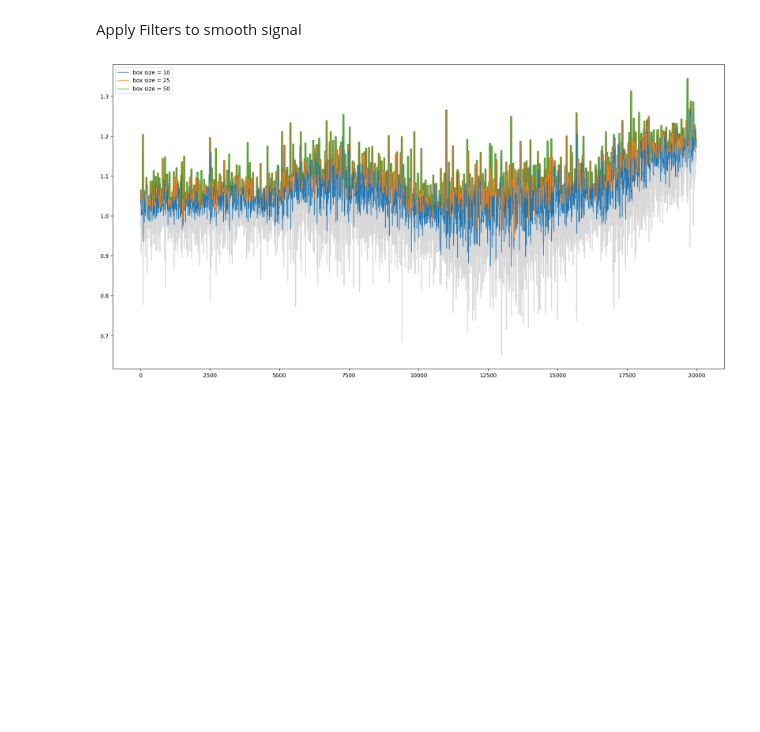
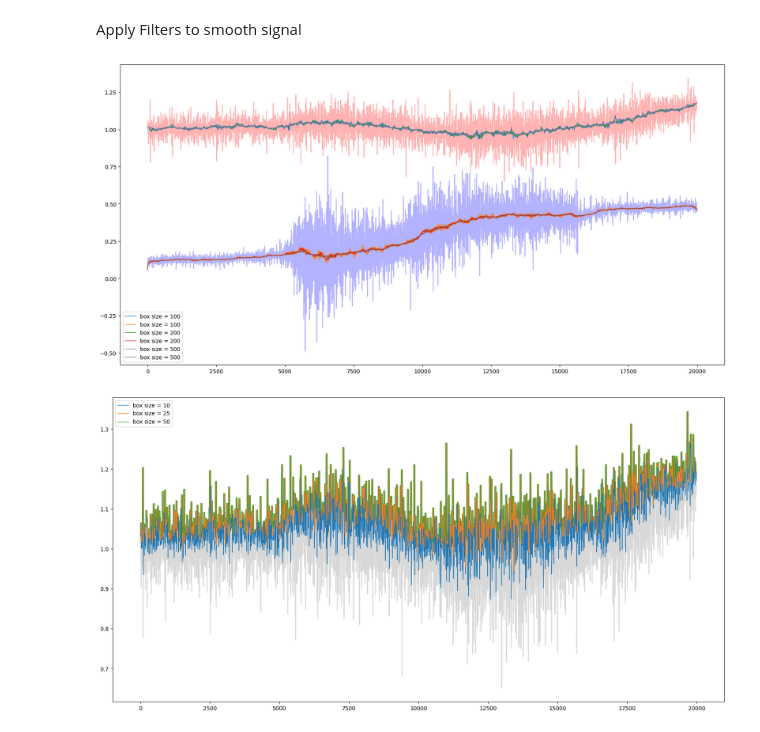
Before and after one commit to greedypelican/EMG_data_analysis, a Jupyter notebook: data_visualization_filterd.ipynb, the cells around one changed output. Cells and saved outputs as stored; diff of their text form; code cells hidden in the pictures; blank space fills up the shorter version.

```diff
--- a/data_visualization_filterd.ipynb
+++ b/data_visualization_filterd.ipynb
@@ -61,6 +64,22 @@ def smooth(x,beta): # kaiser window smoothing
     w = np.kaiser(window_len,beta)
     y = np.convolve(w/w.sum(),s,mode='valid')
     return y[5:len(y)-5]
+# %%
+fig = plt.figure(figsize=(20, 10))
+ax = fig.add_subplot(111)
+ax.plot(data20_ch2_gestures1['Grip'],c='red',alpha=0.3)
+ax.plot(data20_ch3_gestures1['Extension'],c='blue',alpha=0.3)
+
+for bs in [100,200,500]:
+    ax.plot(data20_ch2_gestures1.index,median(data20_ch2_gestures1['Grip'],bs),lw=1,label='box size = {}'.format(bs))
+    ax.plot(data20_ch3_gestures1.index,median(data20_ch3_gestures1['Extension'],bs),lw=1,label='box size = {}'.format(bs))
+    #When the signal is moving with different depths, the median filter does not feature them.
+
+
+ax.legend()
+plt.show()
+# %% [output]
+[figure, added]
 # %%
 fig = plt.figure(figsize=(20, 10))
 ax = fig.add_subplot(111)
```
Also changed, not shown: parts of 7 cells of this notebook.
